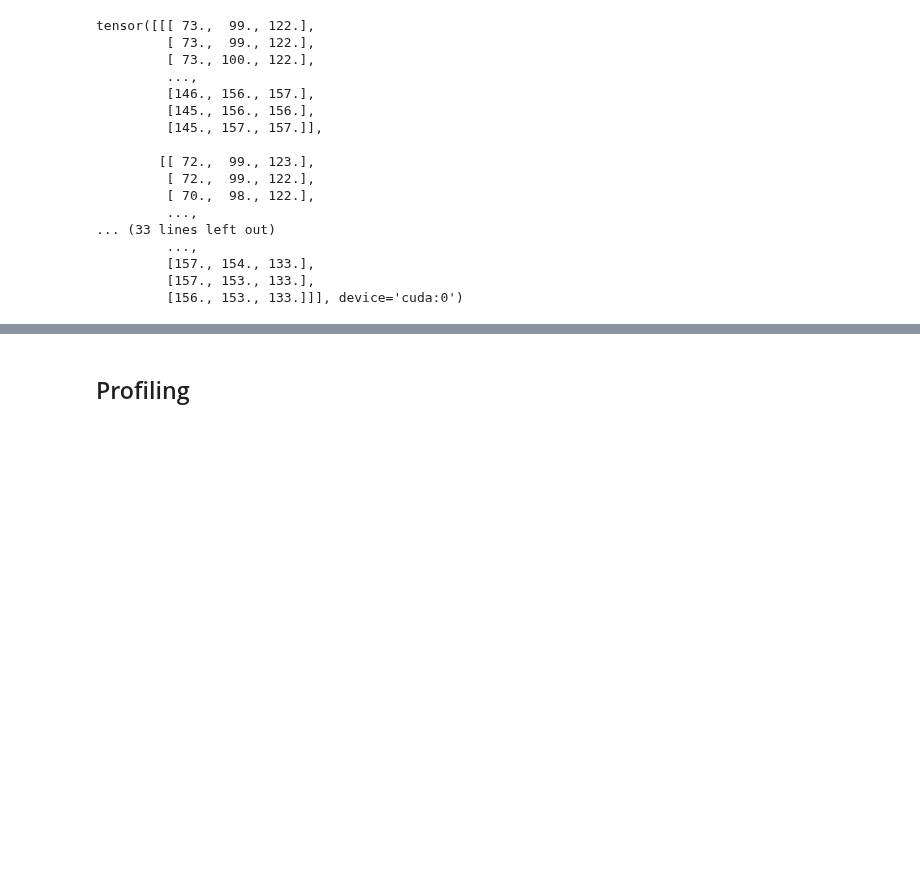
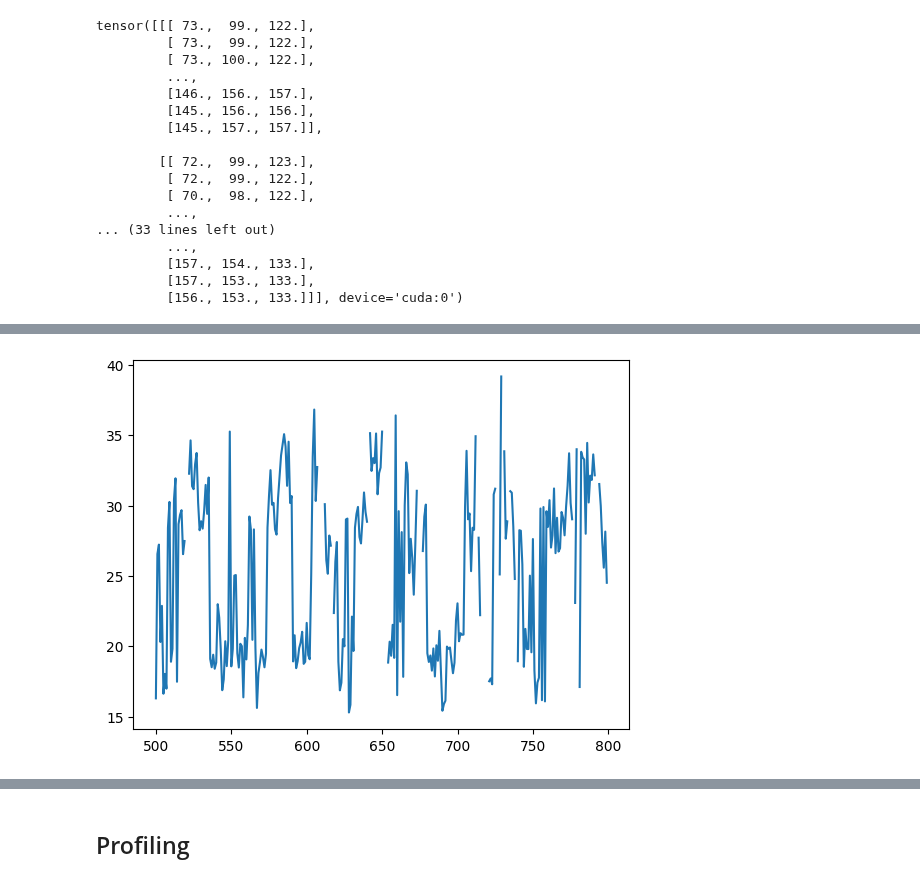
Before and after one commit to fhnw-ds/fhnw-cda2-tennis-analysis, a Jupyter notebook: ball_detection/ball_detection_frame_by_frame/tennis_ball_detection_tensor_cuda.ipynb, the cells around one changed output, grey strips where cells are left out. Saved outputs shown, nothing was run; the diff lists cells and outputs as text; code cells hidden in the pictures; blank space fills up the shorter version.

```diff
--- a/ball_detection/ball_detection_frame_by_frame/tennis_ball_detection_tensor_cuda.ipynb
+++ b/ball_detection/ball_detection_frame_by_frame/tennis_ball_detection_tensor_cuda.ipynb
@@ -36,0 +105,8 @@ result_left = ballDetection.get_ball_by_frame(500, 1400, 'left', return_video=Tr
+# %%
+import pandas as pd
+ballposition_df = pd.DataFrame(ballDetection.ball_positions, columns=['frame','x', 'y', 'z'])
+# %%
+plt.plot(ballposition_df['frame'], ballposition_df['z'])
+plt.show()
+# %% [output]
+[figure, added]
```
Also changed, not shown: parts of 5 cells of this notebook, 1 other file.
